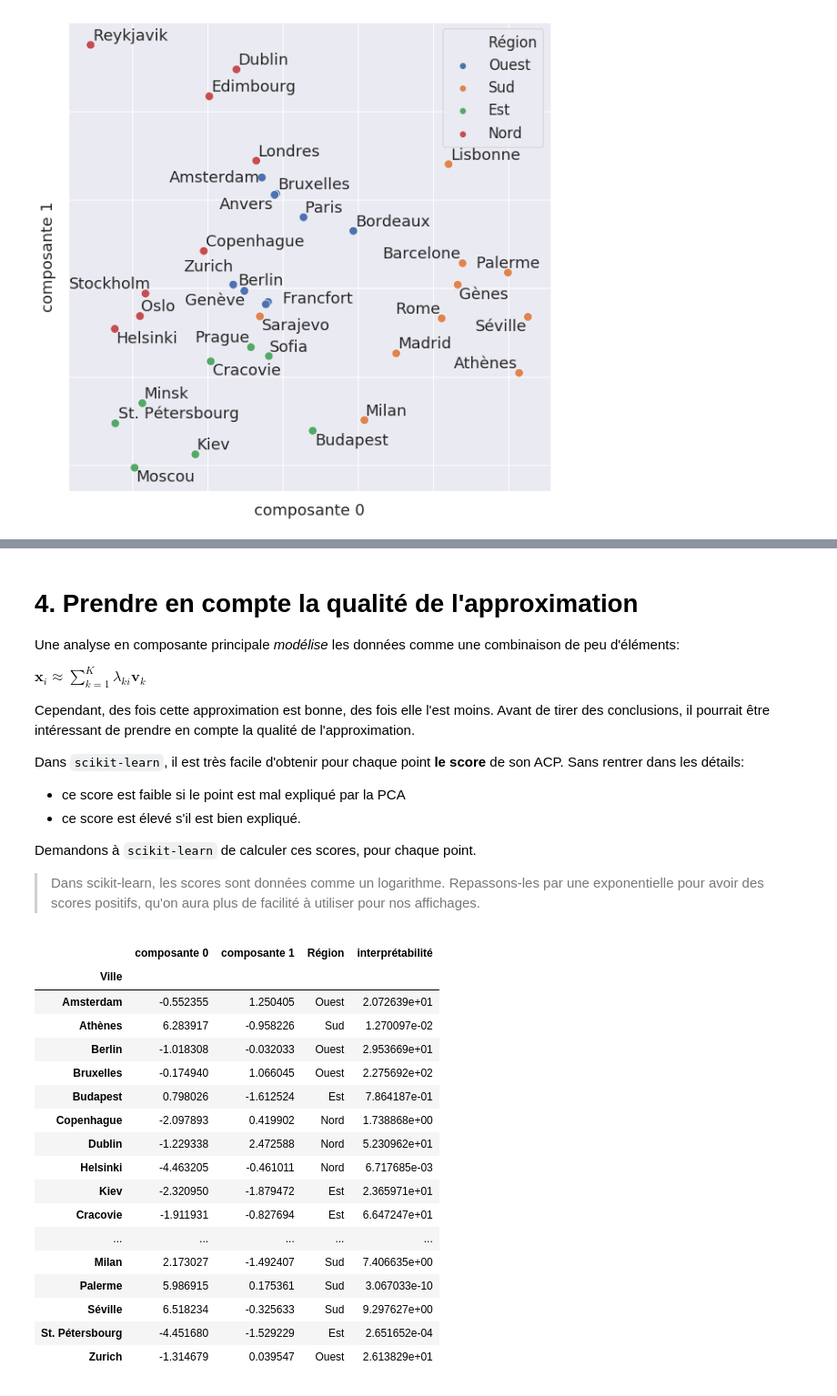
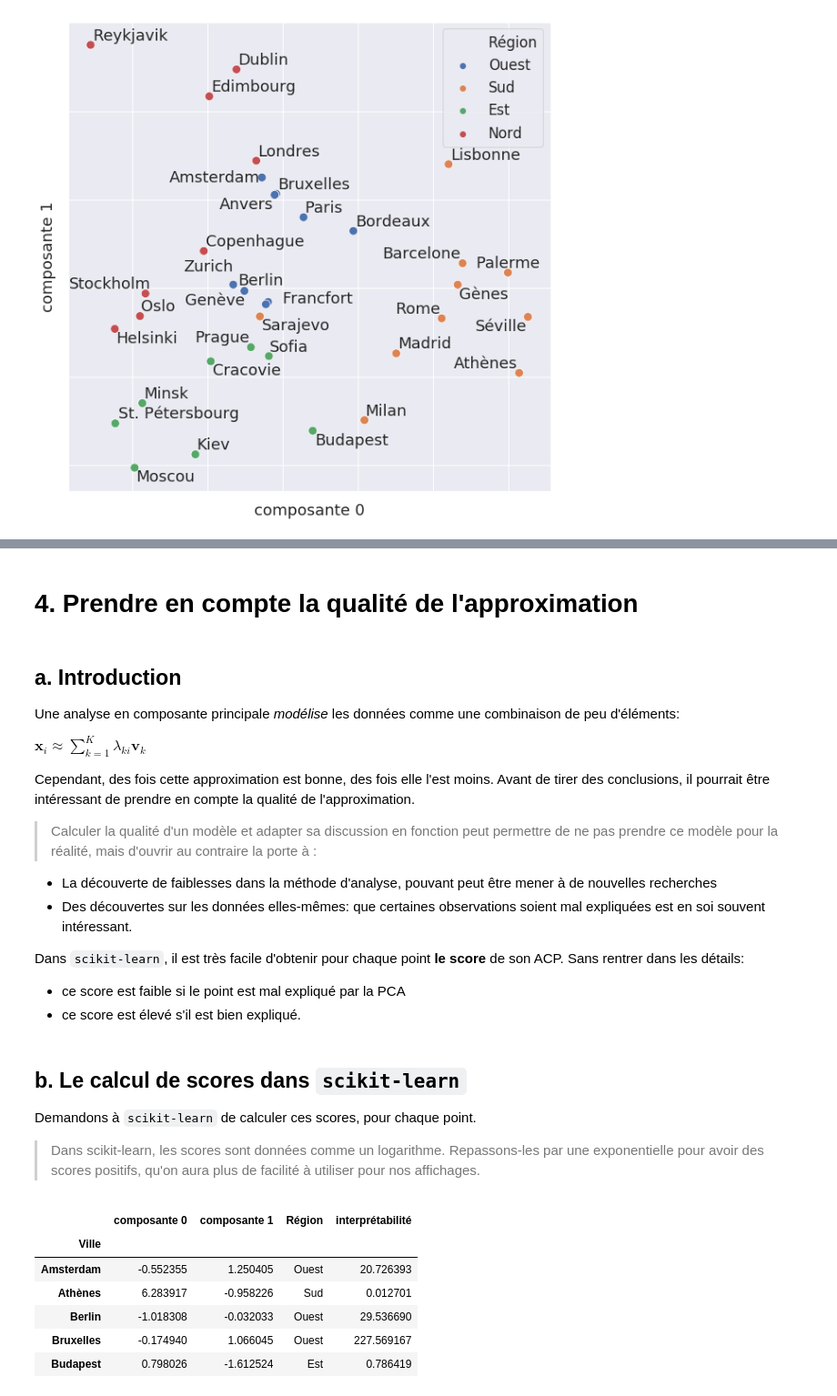
Before and after one commit to mordor-ai/multidim, a Jupyter notebook: colabs/2_Utilisation_ACP.ipynb, the cells around one changed output, grey strips where cells are left out. Shown: that part at 91% size. Drawn from its saved outputs; the diff is of its cells as text; code cells hidden in the pictures.

```diff
--- a/colabs/2_Utilisation_ACP.ipynb
+++ b/colabs/2_Utilisation_ACP.ipynb
@@ -298,5 +317,7 @@ adjust_text(texts);
+# %% [markdown]
+# 4. Prendre en compte la qualité de l'approximation
 # %% [markdown]
-# 4. Prendre en compte la qualité de l'approximation
+## a. Introduction
 
 Une analyse en composante principale _modélise_ les données comme une combinaison de peu d'éléments:
 
@@ -305,33 +326,28 @@ $\boldsymbol{x}_i \approx \sum_{k=1}^{K}\lambda_{ki}\boldsymbol{v}_k$
 Cependant, des fois cette approximation est bonne, des fois elle l'est moins.
 Avant de tirer des conclusions, il pourrait être intéressant de prendre en compte la qualité de l'approximation.
 
+> Calculer la qualité d'un modèle et adapter sa discussion en fonction peut permettre de ne pas prendre ce modèle pour la réalité, mais d'ouvrir au contraire la porte à :
+  * La découverte de faiblesses dans la méthode d'analyse, pouvant peut être mener à de nouvelles recherches
+  * Des découvertes sur les données elles-mêmes: que certaines observations soient mal expliquées est en soi souvent intéressant.
+
 Dans `scikit-learn`, il est très facile d'obtenir pour chaque point __le score__ de son ACP. Sans rentrer dans les détails:
 * ce score est faible si le point est mal expliqué par la PCA
 * ce score est élevé s'il est bien expliqué.
-
-Demandons à `scikit-learn` de calculer ces scores, pour chaque point.
-> Dans scikit-learn, les scores sont données comme un logarithme. Repassons-les par une exponentielle pour avoir des scores positifs, qu'on aura plus de facilité à utiliser pour nos affichages.
+# %% [markdown]
+## b. Le calcul de scores dans `scikit-learn`
+
+Demandons à `scikit-learn` de calculer ces scores, pour chaque point.
+> Dans scikit-learn, les scores sont données comme un logarithme. Repassons-les par une exponentielle pour avoir des scores positifs, qu'on aura plus de facilité à utiliser pour nos affichages.
 # %%
 import numpy as np
 data_pca['interprétabilité'] = np.exp(pca.score_samples(x))
-data_pca
+data_pca.head()
 # %% [output]
 |  | composante 0 | composante 1 | Région | interprétabilité |
 | Ville |  |  |  |  |
-| Amsterdam | -0.552355 | 1.250405 | Ouest | 2.072639e+01 |
-| Athènes | 6.283917 | -0.958226 | Sud | 1.270097e-02 |
-| Berlin | -1.018308 | -0.032033 | Ouest | 2.953669e+01 |
-| Bruxelles | -0.174940 | 1.066045 | Ouest | 2.275692e+02 |
-| Budapest | 0.798026 | -1.612524 | Est | 7.864187e-01 |
-| Copenhague | -2.097893 | 0.419902 | Nord | 1.738868e+00 |
-| Dublin | -1.229338 | 2.472588 | Nord | 5.230962e+01 |
-| Helsinki | -4.463205 | -0.461011 | Nord | 6.717685e-03 |
-| Kiev | -2.320950 | -1.879472 | Est | 2.365971e+01 |
-| Cracovie | -1.911931 | -0.827694 | Est | 6.647247e+01 |
-| ... | ... | ... | ... | ... |
-| Milan | 2.173027 | -1.492407 | Sud | 7.406635e+00 |
-| Palerme | 5.986915 | 0.175361 | Sud | 3.067033e-10 |
-| Séville | 6.518234 | -0.325633 | Sud | 9.297627e+00 |
-| St. Pétersbourg | -4.451680 | -1.529229 | Est | 2.651652e-04 |
-| Zurich | -1.314679 | 0.039547 | Ouest | 2.613829e+01 |
+| Amsterdam | -0.552355 | 1.250405 | Ouest | 20.726393 |
+| Athènes | 6.283917 | -0.958226 | Sud | 0.012701 |
+| Berlin | -1.018308 | -0.032033 | Ouest | 29.536690 |
+| Bruxelles | -0.174940 | 1.066045 | Ouest | 227.569167 |
+| Budapest | 0.798026 | -1.612524 | Est | 0.786419 |
 # %% [markdown]
```
Also changed, not shown: parts of 20 cells of this notebook.
